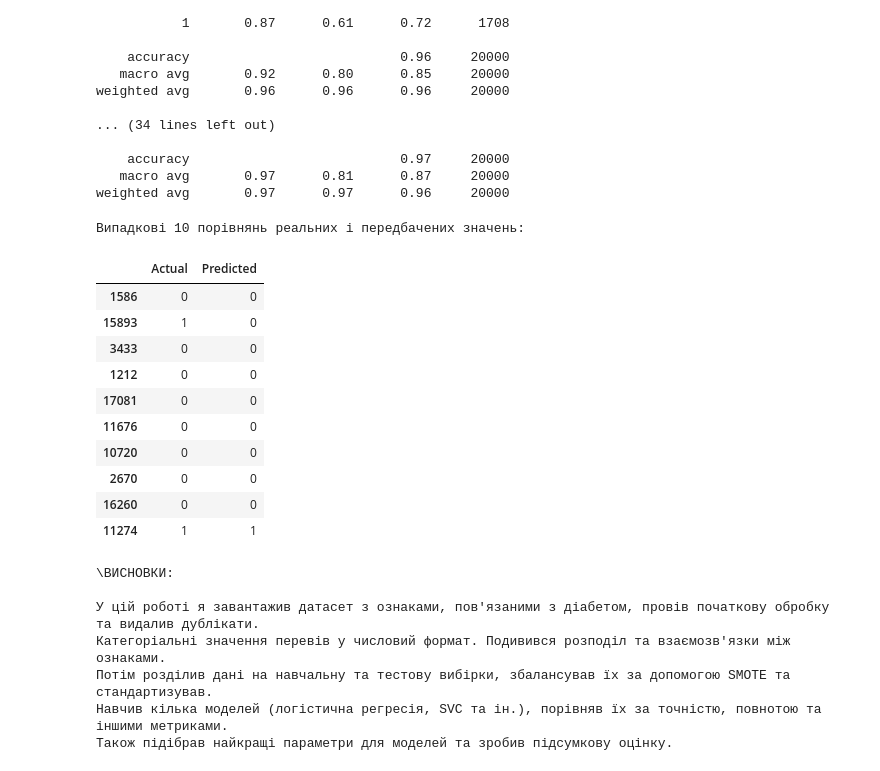
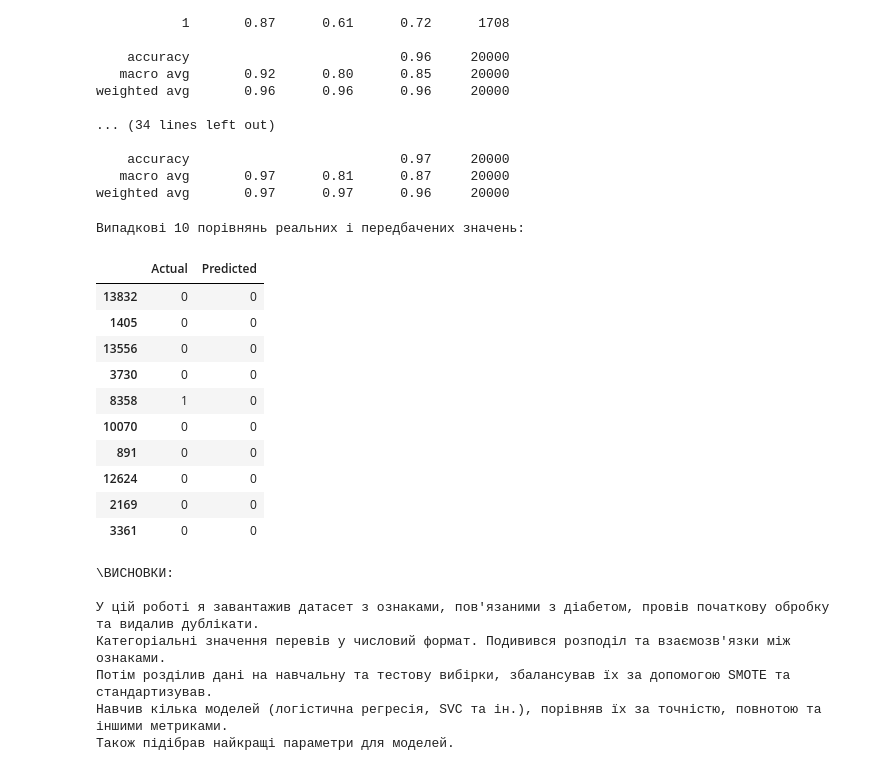
Before and after one commit to BohdanShepel2005/Mashynne-Navchannya, a Jupyter notebook: Лабораторна_робота_№5_з_МН.ipynb, the cells around one changed output. Cells and saved outputs as stored; diff of their text form; code cells hidden in the pictures.

```diff
--- a/Лабораторна_робота_№5_з_МН.ipynb
+++ b/Лабораторна_робота_№5_з_МН.ipynb
@@ -335,41 +335,41 @@ weighted avg       0.97      0.97      0.96     20000
 # %%
 model = best_models['SVC']
 
 y_pred = model.predict(X_test)
 
 comparison_df = pd.DataFrame({
     'Actual': y_test,
     'Predicted': y_pred
 }).reset_index(drop=True)
 
 print("Випадкові 10 порівнянь реальних і передбачених значень:")
 display(comparison_df.sample(10))
 
 print("\ВИСНОВКИ:")
 print(f"""
 У цій роботі я завантажив датасет з ознаками, пов'язаними з діабетом, провів початкову обробку та видалив дублікати.
 Категоріальні значення перевів у числовий формат. Подивився розподіл та взаємозв'язки між ознаками.
 Потім розділив дані на навчальну та тестову вибірки, збалансував їх за допомогою SMOTE та стандартизував.
 Навчив кілька моделей (логістична регресія, SVC та ін.), порівняв їх за точністю, повнотою та іншими метриками.
-Також підібрав найкращі параметри для моделей та зробив підсумкову оцінку.
+Також підібрав найкращі параметри для моделей.
 """)
 # %% [output]
 Випадкові 10 порівнянь реальних і передбачених значень:
 |  | Actual | Predicted |
-| 1586 | 0 | 0 |
-| 15893 | 1 | 0 |
-| 3433 | 0 | 0 |
-| 1212 | 0 | 0 |
-| 17081 | 0 | 0 |
-| 11676 | 0 | 0 |
-| 10720 | 0 | 0 |
-| 2670 | 0 | 0 |
-| 16260 | 0 | 0 |
-| 11274 | 1 | 1 |
+| 13832 | 0 | 0 |
+| 1405 | 0 | 0 |
+| 13556 | 0 | 0 |
+| 3730 | 0 | 0 |
+| 8358 | 1 | 0 |
+| 10070 | 0 | 0 |
+| 891 | 0 | 0 |
+| 12624 | 0 | 0 |
+| 2169 | 0 | 0 |
+| 3361 | 0 | 0 |
 \ВИСНОВКИ:
 
 У цій роботі я завантажив датасет з ознаками, пов'язаними з діабетом, провів початкову обробку та видалив дублікати.
 Категоріальні значення перевів у числовий формат. Подивився розподіл та взаємозв'язки між ознаками.
 Потім розділив дані на навчальну та тестову вибірки, збалансував їх за допомогою SMOTE та стандартизував.
 Навчив кілька моделей (логістична регресія, SVC та ін.), порівняв їх за точністю, повнотою та іншими метриками.
-Також підібрав найкращі параметри для моделей та зробив підсумкову оцінку.
+Також підібрав найкращі параметри для моделей.
```
